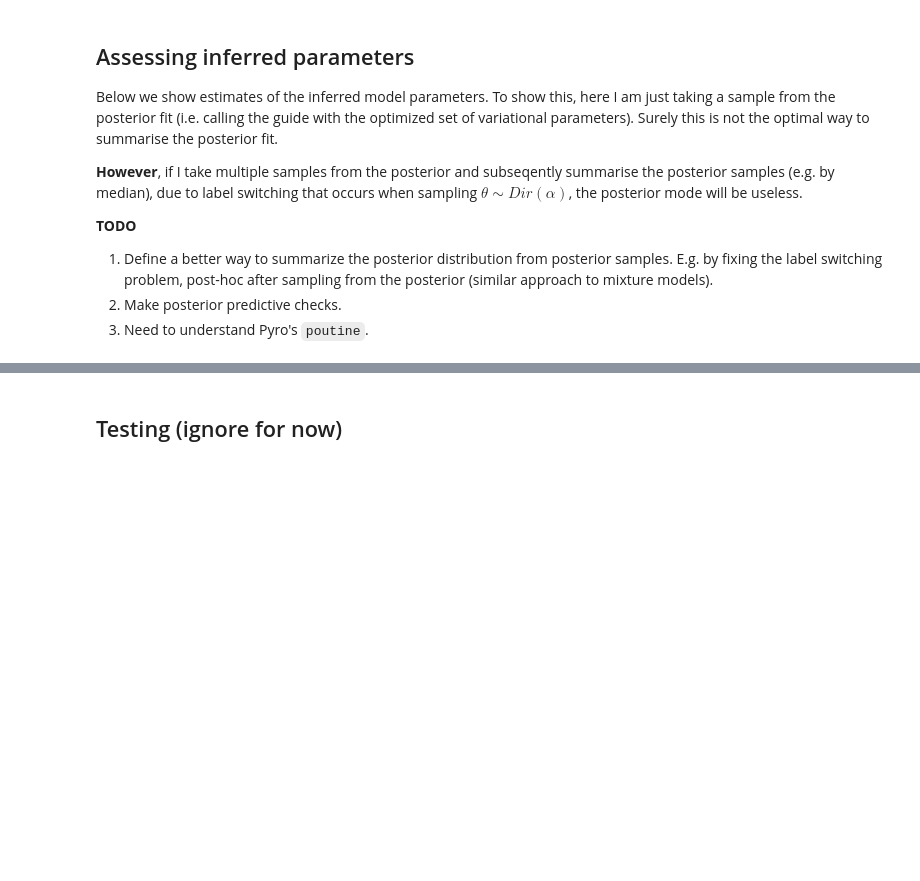
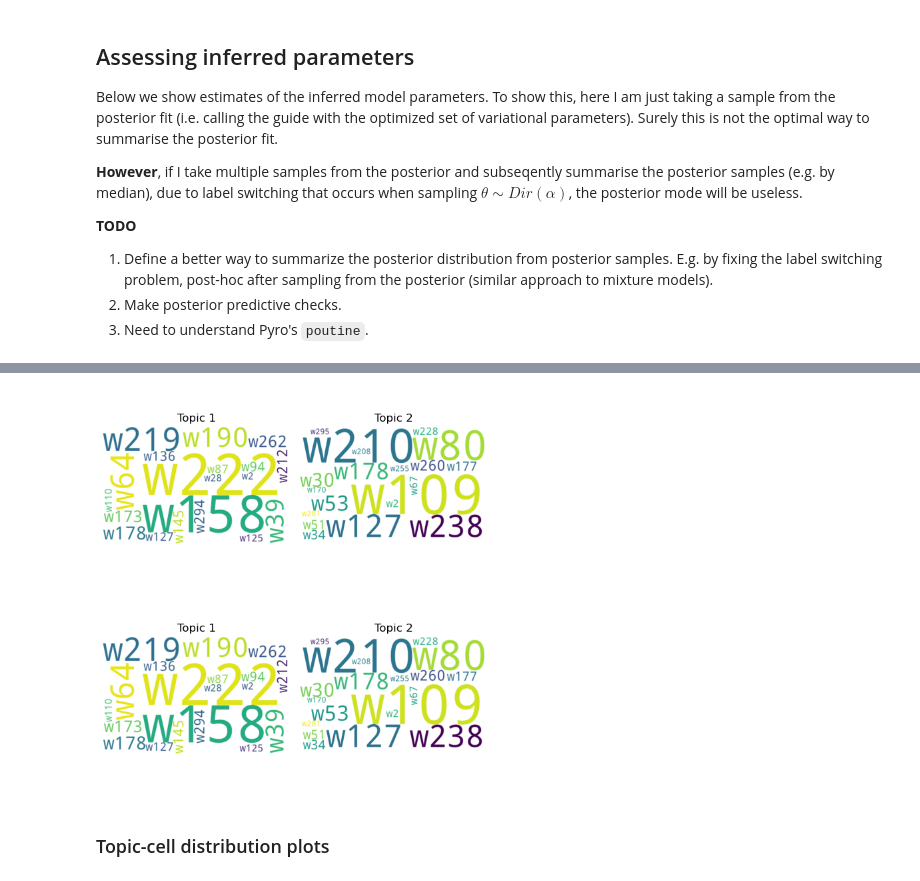
Before and after one commit to andreaskapou/stm, a Jupyter notebook: code/r_amortized_lda.ipynb, the cells around one changed output, grey strips where cells are left out. Saved outputs shown, nothing was run; the diff lists cells and outputs as text; code cells hidden in the pictures; blank space fills up the shorter version.

```diff
--- a/code/r_amortized_lda.ipynb
+++ b/code/r_amortized_lda.ipynb
@@ -67,11 +68,12 @@ nTopics = 2    # Topics
 nCells = 1000    # Cells
 nRegions = 300 # Regions
 N = [100] * nCells # Cells size
-a = [1/5] * nTopics
-b = [1/10] * nRegions
+a = torch.ones([nTopics]) * 1/5
+b = torch.ones([nRegions]) * 1/10
 # Simulate data
-obj = simulate_lda_dataset(nTopics = nTopics, nCells = nCells,
-                           nRegions = nRegions, N = N,
-                           a = a, b = b)
-# transpose so it matches Pyro's input
-D = torch.from_numpy(obj['D'].transpose())
+obj_sim = simulate_lda_dataset(nTopics = nTopics, nCells = nCells,
+                               nRegions = nRegions, N = N,
+                               a = a, b = b)
+# Filter to keep only regions with decent coverage
+det_thr = 0.05
+obj_sim = qc_lda_simulation_object(obj = obj_sim, peak_detection_qc_thr = 0.05)
@@ -200,3 +249,8 @@ array([[1.91718191e-05, 1.39551275e-05],
+# %%
+make_word_cloud_figure(obj_sim['phi_true'], vocab, 20)
+# %% [output]
+[figure, added]
+[figure, added]
 # %% [markdown]
-## Testing (ignore for now)
+### Topic-cell distribution plots
 # %%
```
Also changed, not shown: parts of 24 cells of this notebook, 6 other files.
